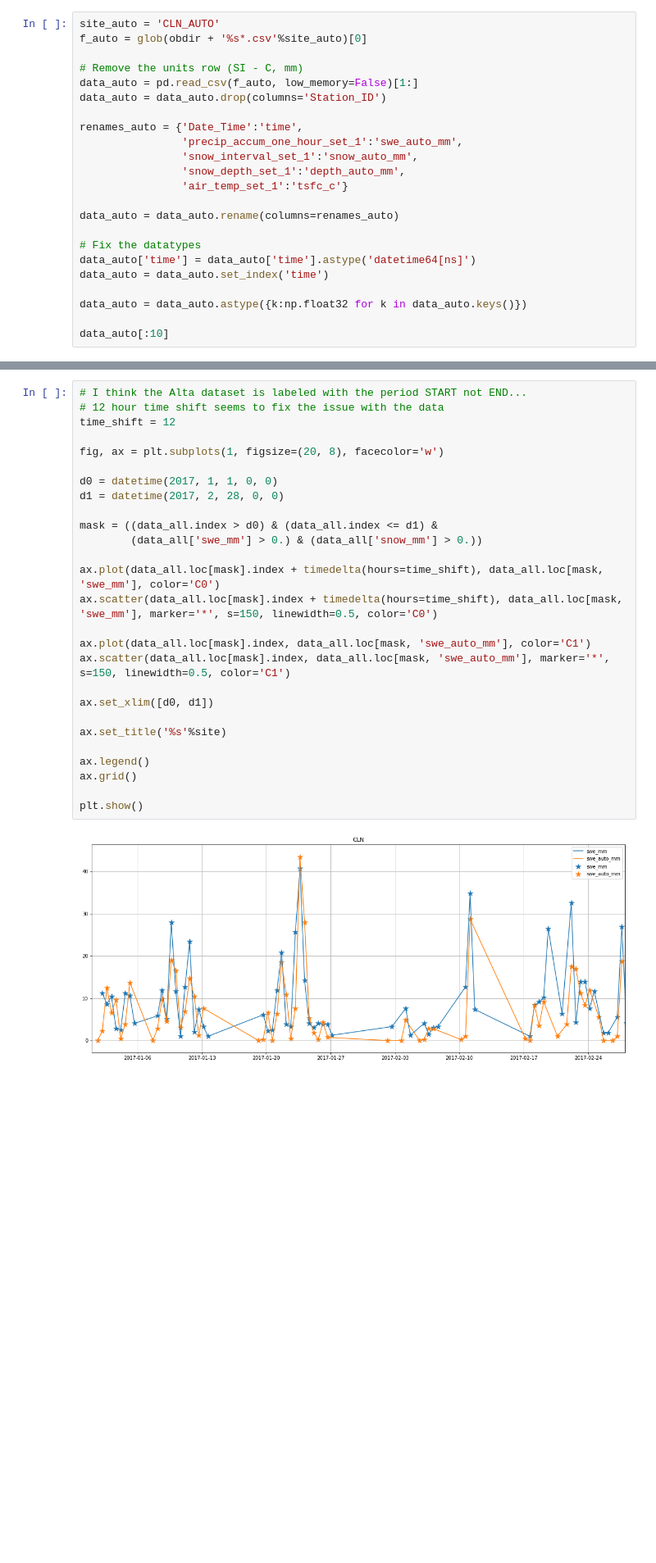
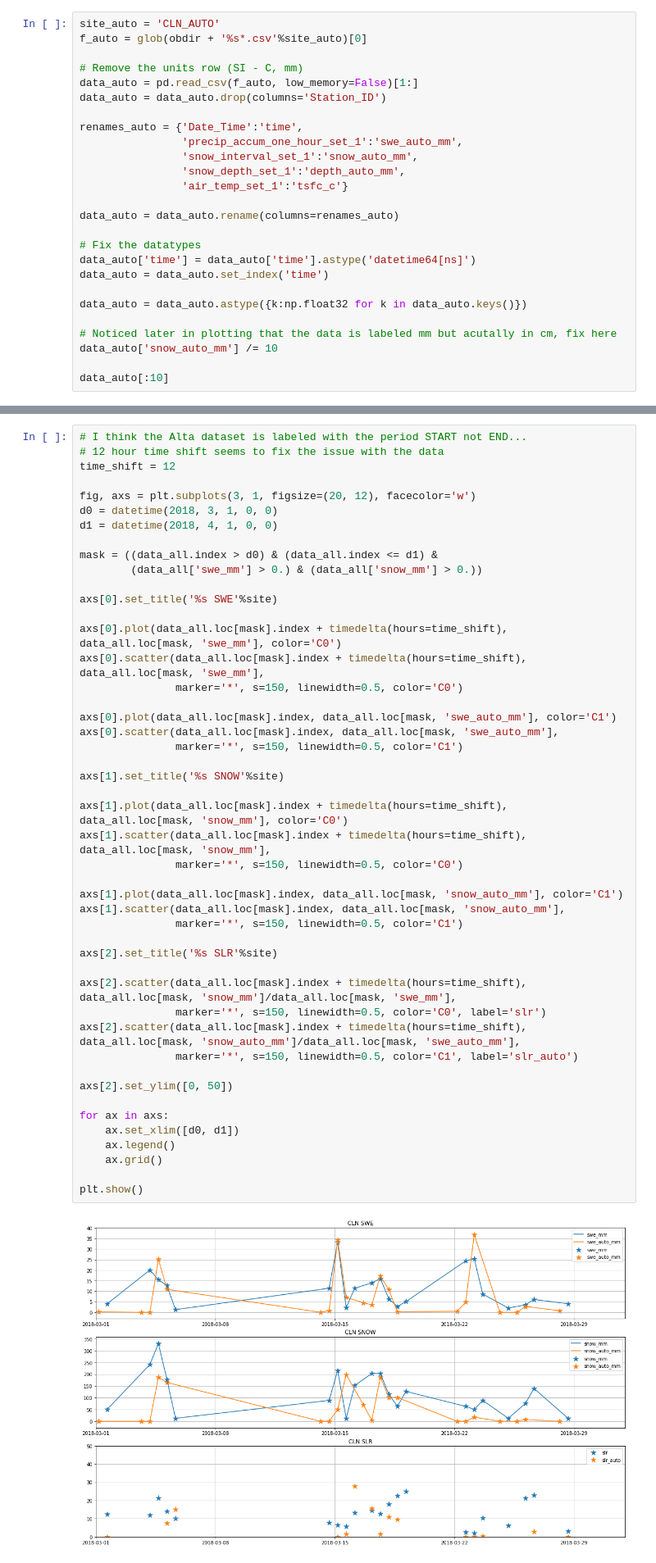
Before and after one commit to m-wessler/snow-liquid-ratio, a Jupyter notebook: data-viz/Alta_Collins_Invest.ipynb, the cells around one changed output, grey strips where cells are left out. Shown at 82% size. Drawn from its saved outputs; the diff is of its cells as text; blank space fills up the shorter version.

```diff
--- a/data-viz/Alta_Collins_Invest.ipynb
+++ b/data-viz/Alta_Collins_Invest.ipynb
@@ -37,6 +37,9 @@ data_auto = data_auto.set_index('time')
 
 data_auto = data_auto.astype({k:np.float32 for k in data_auto.keys()})
 
+# Noticed later in plotting that the data is labeled mm but acutally in cm, fix here
+data_auto['snow_auto_mm'] /= 10
+
 data_auto[:10]
 # %% [output]
 |  | tsfc_c | snow_auto_mm | depth_auto_mm | swe_auto_mm |
@@ -175,29 +179,49 @@ A time-shift correction can be applied if needed
 # %%
 # I think the Alta dataset is labeled with the period START not END...
 # 12 hour time shift seems to fix the issue with the data
 time_shift = 12
 
-fig, ax = plt.subplots(1, figsize=(20, 8), facecolor='w')
-
-d0 = datetime(2017, 1, 1, 0, 0)
-d1 = datetime(2017, 2, 28, 0, 0)
+fig, axs = plt.subplots(3, 1, figsize=(20, 12), facecolor='w')
+d0 = datetime(2018, 3, 1, 0, 0)
+d1 = datetime(2018, 4, 1, 0, 0)
 
 mask = ((data_all.index > d0) & (data_all.index <= d1) &
         (data_all['swe_mm'] > 0.) & (data_all['snow_mm'] > 0.))
 
-ax.plot(data_all.loc[mask].index + timedelta(hours=time_shift), data_all.loc[mask, 'swe_mm'], color='C0')
-ax.scatter(data_all.loc[mask].index + timedelta(hours=time_shift), data_all.loc[mask, 'swe_mm'], marker='*', s=150, linewidth=0.5, color='C0')
+axs[0].set_title('%s SWE'%site)
 
-ax.plot(data_all.loc[mask].index, data_all.loc[mask, 'swe_auto_mm'], color='C1')
-ax.scatter(data_all.loc[mask].index, data_all.loc[mask, 'swe_auto_mm'], marker='*', s=150, linewidth=0.5, color='C1')
+axs[0].plot(data_all.loc[mask].index + timedelta(hours=time_shift), data_all.loc[mask, 'swe_mm'], color='C0')
+axs[0].scatter(data_all.loc[mask].index + timedelta(hours=time_shift), data_all.loc[mask, 'swe_mm'],
+               marker='*', s=150, linewidth=0.5, color='C0')
 
-ax.set_xlim([d0, d1])
+axs[0].plot(data_all.loc[mask].index, data_all.loc[mask, 'swe_auto_mm'], color='C1')
+axs[0].scatter(data_all.loc[mask].index, data_all.loc[mask, 'swe_auto_mm'],
+               marker='*', s=150, linewidth=0.5, color='C1')
 
-ax.set_title('%s'%site)
+axs[1].set_title('%s SNOW'%site)
 
-ax.legend()
-ax.grid()
+axs[1].plot(data_all.loc[mask].index + timedelta(hours=time_shift), data_all.loc[mask, 'snow_mm'], color='C0')
+axs[1].scatter(data_all.loc[mask].index + timedelta(hours=time_shift), data_all.loc[mask, 'snow_mm'],
+               marker='*', s=150, linewidth=0.5, color='C0')
+
+axs[1].plot(data_all.loc[mask].index, data_all.loc[mask, 'snow_auto_mm'], color='C1')
+axs[1].scatter(data_all.loc[mask].index, data_all.loc[mask, 'snow_auto_mm'],
+               marker='*', s=150, linewidth=0.5, color='C1')
+
+axs[2].set_title('%s SLR'%site)
+
+axs[2].scatter(data_all.loc[mask].index + timedelta(hours=time_shift), data_all.loc[mask, 'snow_mm']/data_all.loc[mask, 'swe_mm'],
+               marker='*', s=150, linewidth=0.5, color='C0', label='slr')
+axs[2].scatter(data_all.loc[mask].index + timedelta(hours=time_shift), data_all.loc[mask, 'snow_auto_mm']/data_all.loc[mask, 'swe_auto_mm'],
+               marker='*', s=150, linewidth=0.5, color='C1', label='slr_auto')
+
+axs[2].set_ylim([0, 50])
+
+for ax in axs:
+    ax.set_xlim([d0, d1])
+    ax.legend()
+    ax.grid()
 
 plt.show()
 # %% [output]
-[figure, old version]
+[figure, new version]
```
Also changed, not shown: parts of 5 cells of this notebook.
